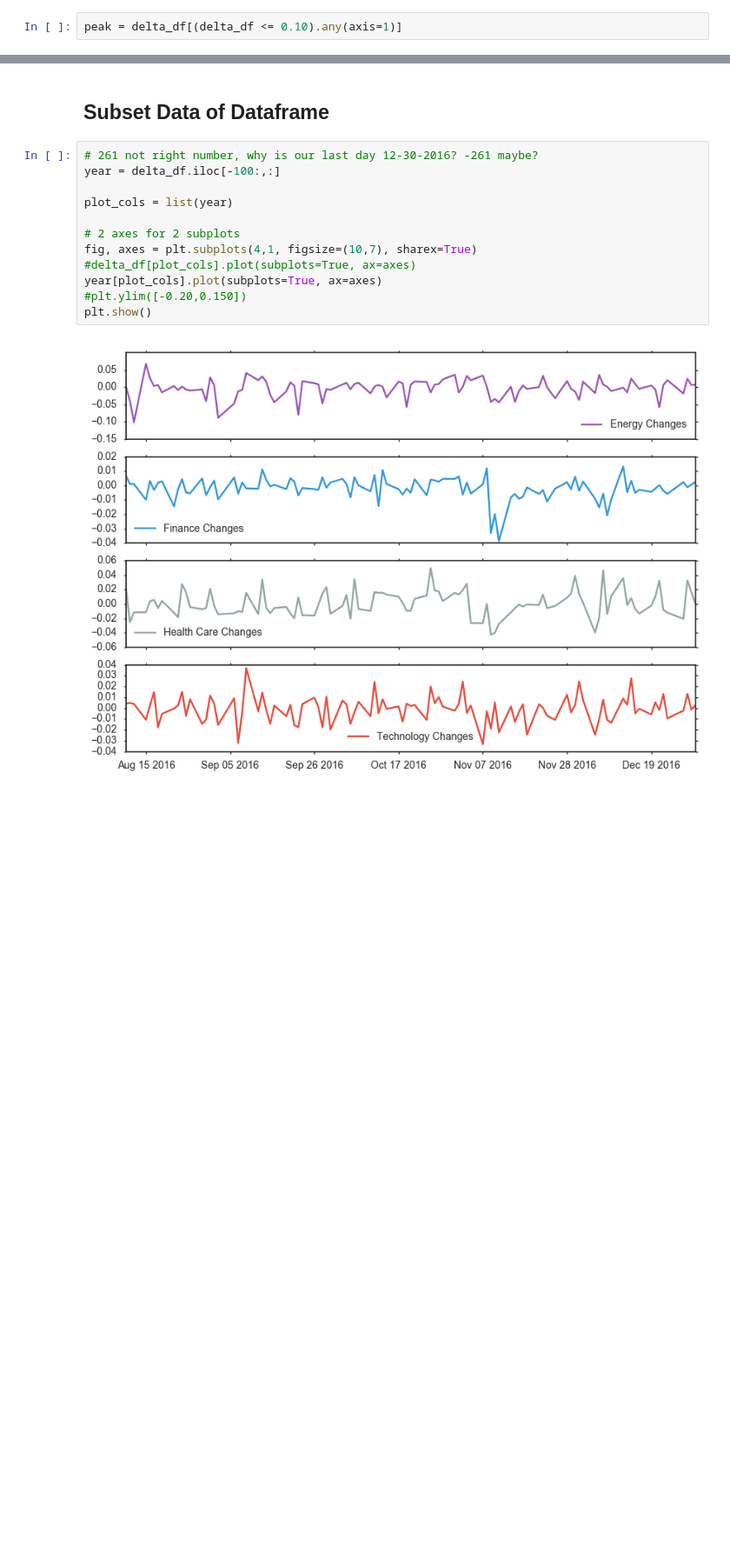
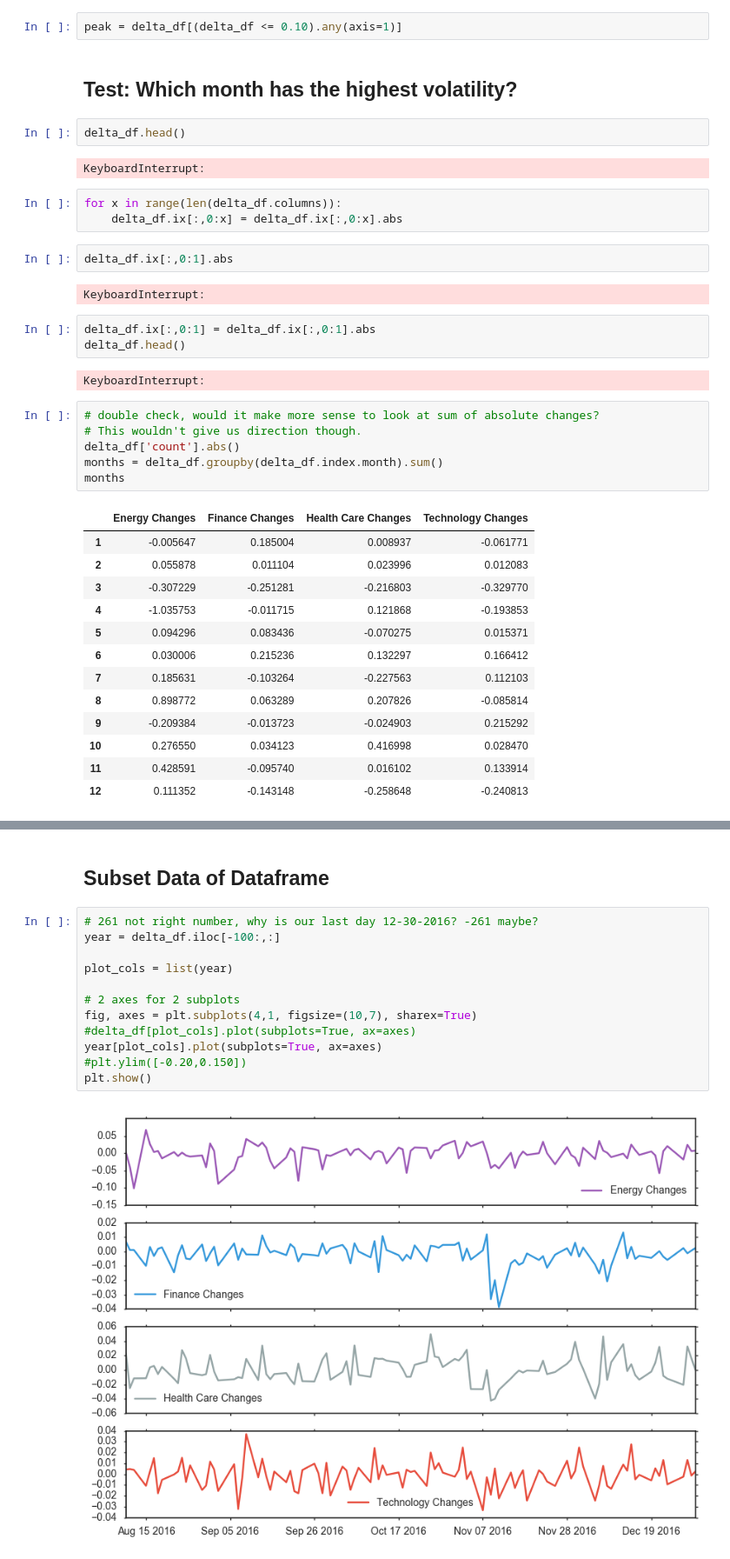
Before and after one commit to weiwang0531/stock-index, a Jupyter notebook: cleanproject.ipynb, the cells around one changed output, grey strips where cells are left out. Shown at 87% size. Saved outputs shown, nothing was run; the diff lists cells and outputs as text; blank space fills up the shorter version.

```diff
--- a/cleanproject.ipynb
+++ b/cleanproject.ipynb
@@ -262,2 +262,40 @@ plt.show()
 # %%
 peak = delta_df[(delta_df <= 0.10).any(axis=1)]
+# %% [markdown]
+## Test: Which month has the highest volatility?
+# %%
+delta_df.head()
+# %% [output]
+KeyboardInterrupt:
+# %%
+for x in range(len(delta_df.columns)):
+    delta_df.ix[:,0:x] = delta_df.ix[:,0:x].abs
+# %%
+delta_df.ix[:,0:1].abs
+# %% [output]
+KeyboardInterrupt:
+# %%
+delta_df.ix[:,0:1] = delta_df.ix[:,0:1].abs
+delta_df.head()
+# %% [output]
+KeyboardInterrupt:
+# %%
+# double check, would it make more sense to look at sum of absolute changes?
+# This wouldn't give us direction though.
+delta_df['count'].abs()
+months = delta_df.groupby(delta_df.index.month).sum()
+months
+# %% [output]
+|  | Energy Changes | Finance Changes | Health Care Changes | Technology Changes |
+| 1 | -0.005647 | 0.185004 | 0.008937 | -0.061771 |
+| 2 | 0.055878 | 0.011104 | 0.023996 | 0.012083 |
+| 3 | -0.307229 | -0.251281 | -0.216803 | -0.329770 |
+| 4 | -1.035753 | -0.011715 | 0.121868 | -0.193853 |
+| 5 | 0.094296 | 0.083436 | -0.070275 | 0.015371 |
+| 6 | 0.030006 | 0.215236 | 0.132297 | 0.166412 |
+| 7 | 0.185631 | -0.103264 | -0.227563 | 0.112103 |
+| 8 | 0.898772 | 0.063289 | 0.207826 | -0.085814 |
+| 9 | -0.209384 | -0.013723 | -0.024903 | 0.215292 |
+| 10 | 0.276550 | 0.034123 | 0.416998 | 0.028470 |
+| 11 | 0.428591 | -0.095740 | 0.016102 | 0.133914 |
+| 12 | 0.111352 | -0.143148 | -0.258648 | -0.240813 |
```
Also changed, not shown: parts of 8 cells of this notebook.
